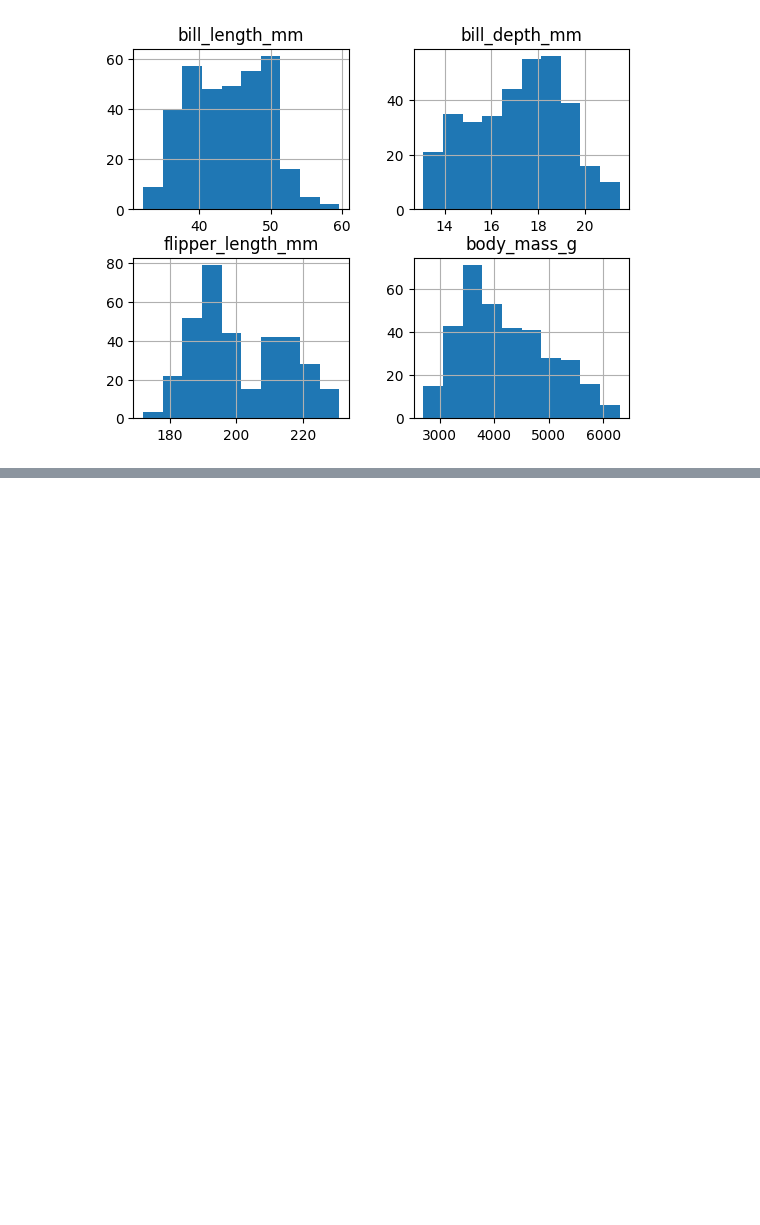
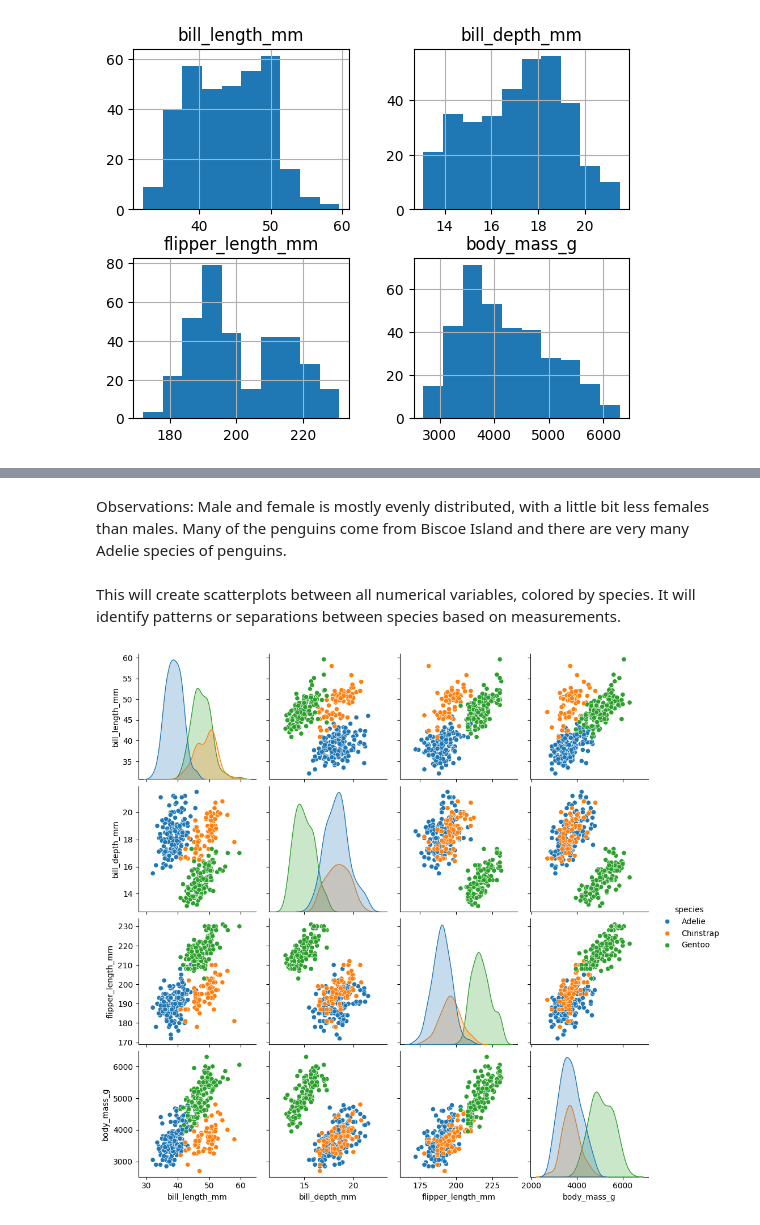
Before and after one commit to LFoster03/foster-06-eda, a Jupyter notebook: foster6_eda.ipynb, the cells around one changed output, grey strips where cells are left out. Drawn from its saved outputs; the diff is of its cells as text; code cells hidden in the pictures; blank space fills up the shorter version.

```diff
--- a/foster6_eda.ipynb
+++ b/foster6_eda.ipynb
@@ -11,6 +11,9 @@ import matplotlib.pyplot as plt
 import pandas as pd
 #This imports the seaborn library.
 import seaborn as sns
+# %%
+# Load the penguins dataset
+penguins = sns.load_dataset('penguins')
 # %%
 # Load the dataset into a pandas DataFrame
 df = sns.load_dataset('penguins')
@@ -81,0 +104,10 @@ plt.show()
+# %% [markdown]
+Observations: Male and female is mostly evenly distributed, with a little bit less females than males. Many of the penguins come from Biscoe Island and there are very many Adelie species of penguins.
+# %% [markdown]
+This will create scatterplots between all numerical variables, colored by species. It will identify patterns or separations between species based on measurements.
+# %%
+
+sns.pairplot(penguins, hue="species")
+plt.show()
+# %% [output]
+[figure, added]
```
Also changed, not shown: parts of 24 cells of this notebook.
